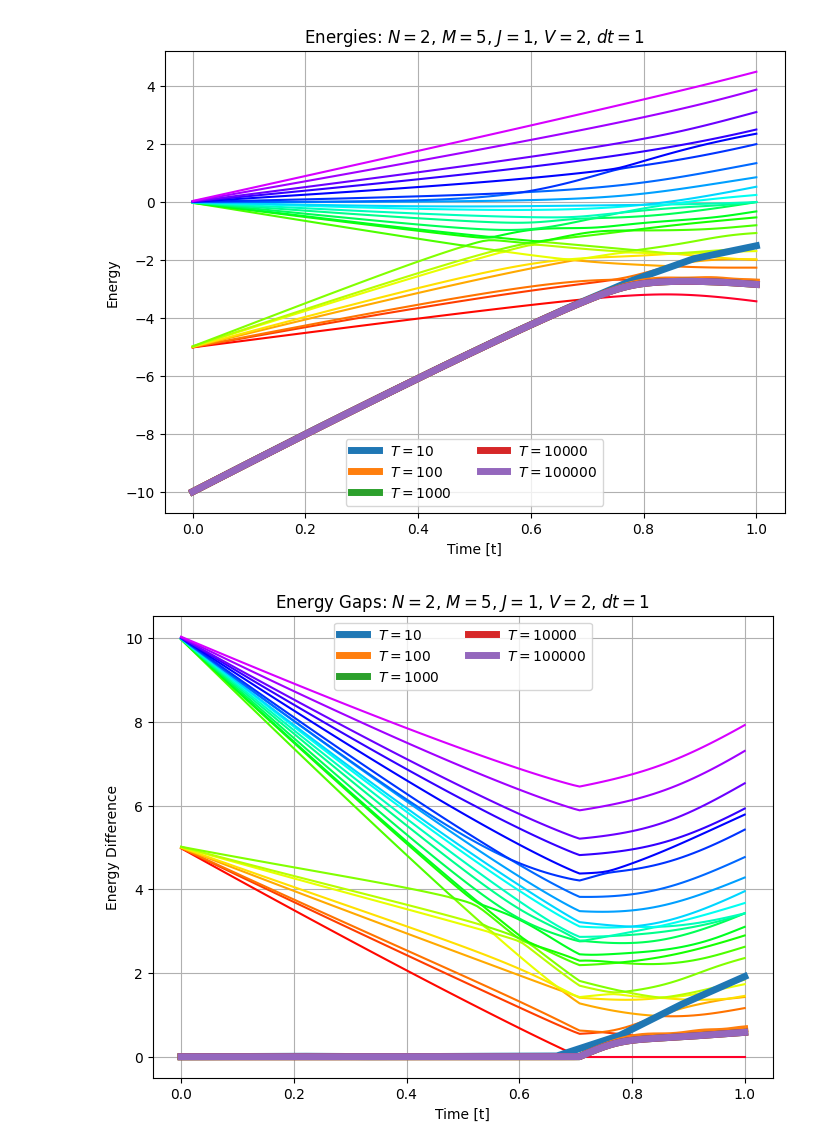
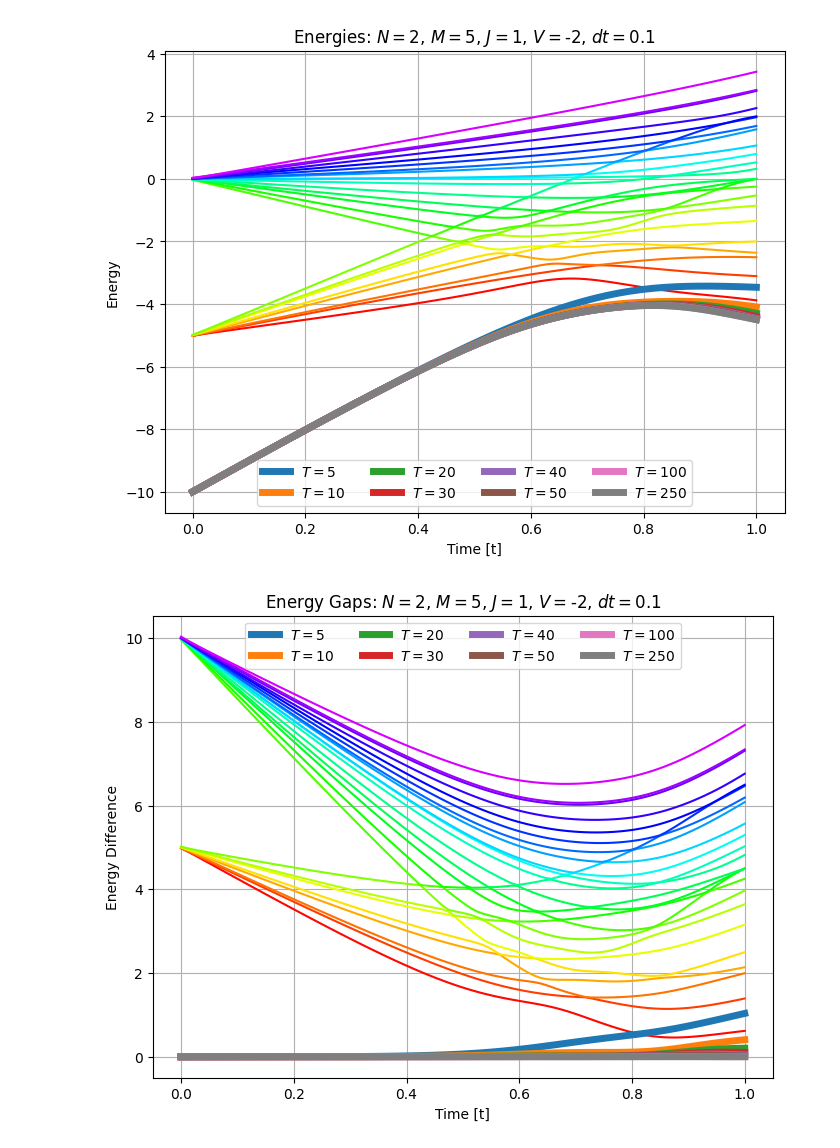
Before and after one commit to jwdesroches/synthetic_dimensions, a Jupyter notebook: adiabatic_evolution/testing_variables_together.ipynb, the cells around one changed output. Drawn from its saved outputs; the diff is of its cells as text; code cells hidden in the pictures.

Commit message:
new simulations of adiabatic evolution for V<0

```diff
--- a/adiabatic_evolution/testing_variables_together.ipynb
+++ b/adiabatic_evolution/testing_variables_together.ipynb
@@ -76,11 +76,11 @@ init_J = 0.01
 init_V = 0.01
 
 J = 1
-V = 2
+V = -2
 
-total_times = [10, 10e1, 10e2, 10e3, 10e4]
+total_times = [5, 10, 20, 30, 40, 50, 100, 250]
 total_times = [int(t) for t in total_times]
-dt = 1
+dt = 0.1
 
 n_excited_states = M**N
 
@@ -94,35 +94,35 @@ fig3, ax3 = plt.subplots(figsize = (8,6))
 _, _, _, true_energies, energy_gaps, times = calculate_adiabatic_properties(N, M, mu, init_J, init_V, V, 1, dt=0.01)
 
 for i in range(n_excited_states):
     ax.plot(times, true_energies[:, i], color=colors[i])
 
 for i in range(n_excited_states):
     ax2.plot(times, energy_gaps[:, i], color=colors[i])
 
 for t_total in total_times:
     adiabatic_energies, adiabatic_diff, overlaps_all_states, true_energies, energy_gaps, times = calculate_adiabatic_properties(N, M, mu, init_J, init_V, V, t_total, dt)
-    ax.plot(times/len(times), adiabatic_energies, linestyle="-", linewidth = 5, label=f"$T=${t_total}")
-    ax2.plot(times/len(times), adiabatic_diff, linestyle="-", linewidth = 5, label=f"$T=${t_total}")
-    ax3.plot(times/len(times), overlaps_all_states[:, 0], linestyle="-", label=f"$T=${t_total}")
+    ax.plot(times/t_total, adiabatic_energies, linestyle="-", linewidth = 5, label=f"$T=${t_total}")
+    ax2.plot(times/t_total, adiabatic_diff, linestyle="-", linewidth = 5, label=f"$T=${t_total}")
+    ax3.plot(times/t_total, overlaps_all_states[:, 0], linestyle="-", label=f"$T=${t_total}")
 
 ax.set_title(f"Energies: $N=${N}, $M=${M}, $J = ${J}, $V = ${V}, $dt=${np.round(dt, 3)}")
 ax.set_xlabel("Time [t]")
 ax.set_ylabel("Energy")
 ax.legend(loc="lower center", ncols = len(total_times)//2)
 ax.grid(True)
 
 ax2.set_title(f"Energy Gaps: $N=${N}, $M=${M}, $J = ${J}, $V = ${V}, $dt=${np.round(dt, 3)}")
 ax2.set_xlabel("Time [t]")
 ax2.set_ylabel("Energy Difference")
 ax2.legend(loc="upper center", ncols = len(total_times)//2)
 ax2.grid(True)
 
 ax3.set_ylim(-0.1,1.1)
 ax3.set_title(f"Ground State Overlap: $N=${N}, $M=${M}, $J = ${J}, $V = ${V}, $dt=${np.round(dt, 3)}")
 ax3.set_xlabel("Time [t]")
 ax3.set_ylabel("Wavefunction Overlap")
 ax3.legend(loc="center left")
 ax3.grid(True)
 # %% [output]
-[figure, old version]
+[figure, new version]
-[figure, old version]
+[figure, new version]
```
Also changed, not shown: parts of 2 cells of this notebook, 2 other files.
